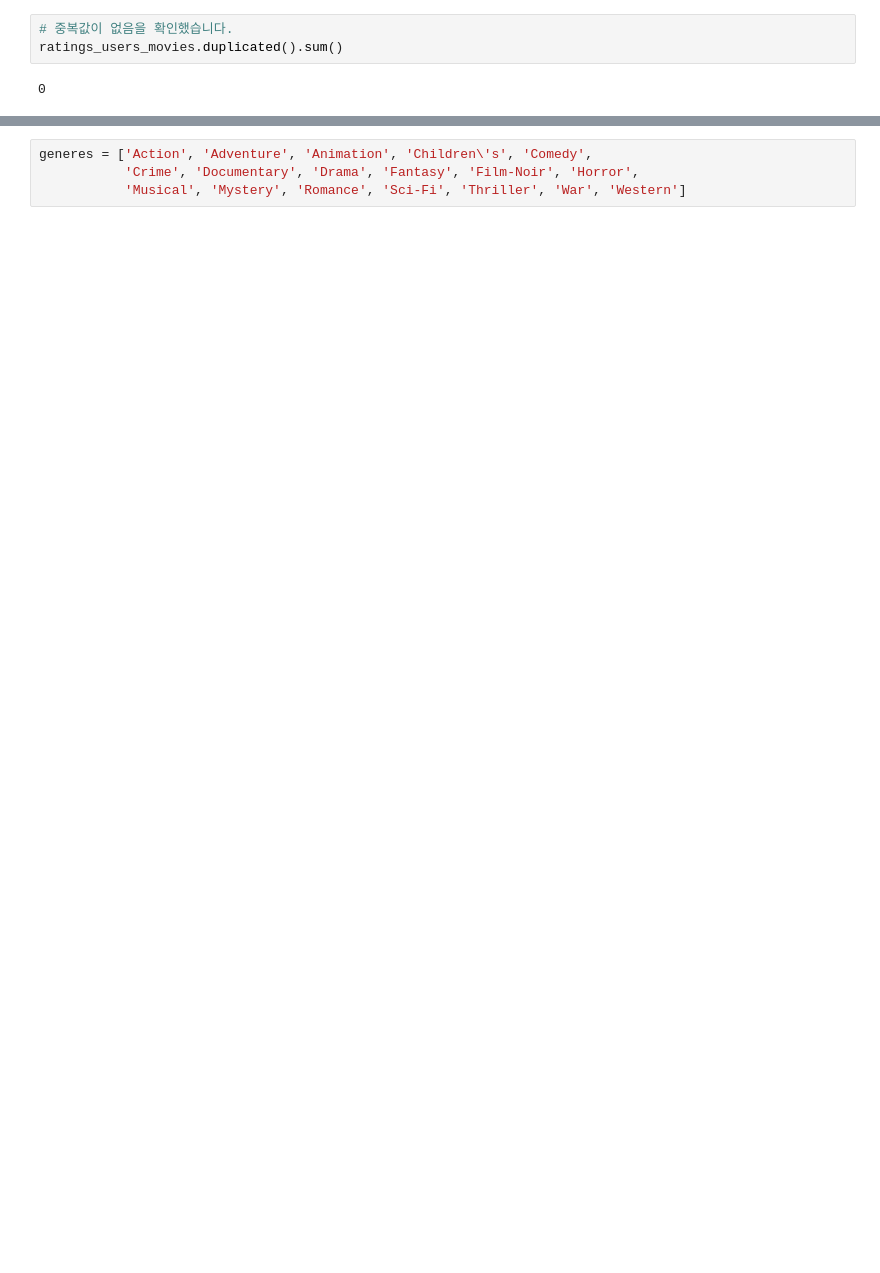
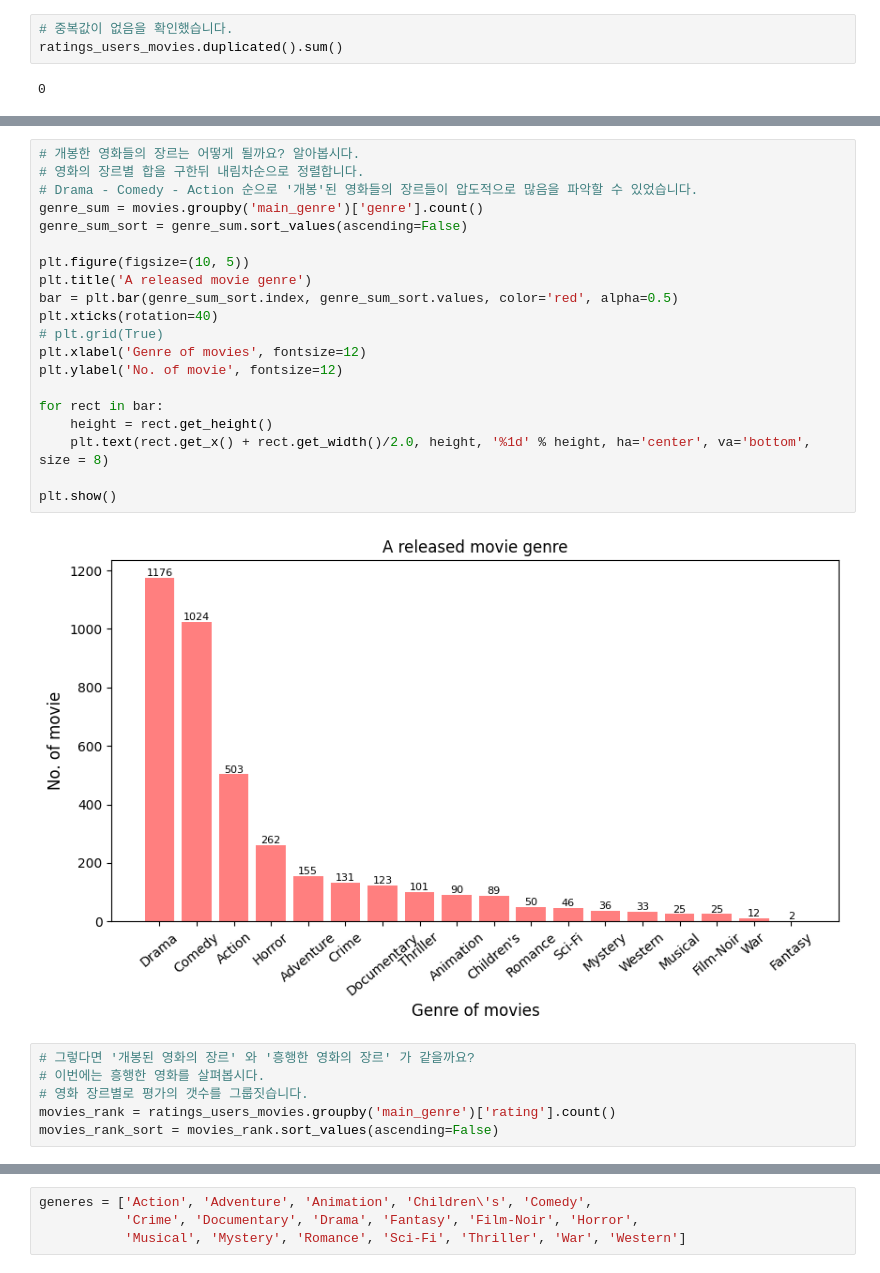
Before and after one commit to yunong-E/cp2-Recommendation-System, a Jupyter notebook: Recommendation_System_ver_2_0.ipynb, the cells around one changed output, grey strips where cells are left out. Saved outputs shown, nothing was run; the diff lists cells and outputs as text; blank space fills up the shorter version.

```diff
--- a/Recommendation_System_ver_2_0.ipynb
+++ b/Recommendation_System_ver_2_0.ipynb
@@ -679,0 +655,28 @@ array(['Drama', 'Animation', 'Musical', 'Action', 'Comedy', 'Adventure',
+# %%
+# 개봉한 영화들의 장르는 어떻게 될까요? 알아봅시다.
+# 영화의 장르별 합을 구한뒤 내림차순으로 정렬합니다.
+# Drama - Comedy - Action 순으로 '개봉'된 영화들의 장르들이 압도적으로 많음을 파악할 수 있었습니다.
+genre_sum = movies.groupby('main_genre')['genre'].count()
+genre_sum_sort = genre_sum.sort_values(ascending=False)
+
+plt.figure(figsize=(10, 5))
+plt.title('A released movie genre')
+bar = plt.bar(genre_sum_sort.index, genre_sum_sort.values, color='red', alpha=0.5)
+plt.xticks(rotation=40)
+# plt.grid(True)
+plt.xlabel('Genre of movies', fontsize=12)
+plt.ylabel('No. of movie', fontsize=12)
+
+for rect in bar:
+    height = rect.get_height()
+    plt.text(rect.get_x() + rect.get_width()/2.0, height, '%1d' % height, ha='center', va='bottom', size = 8)
+
+plt.show()
+# %% [output]
+[figure, added]
+# %%
+# 그렇다면 '개봉된 영화의 장르' 와 '흥행한 영화의 장르' 가 같을까요?
+# 이번에는 흥행한 영화를 살펴봅시다.
+# 영화 장르별로 평가의 갯수를 그룹짓습니다.
+movies_rank = ratings_users_movies.groupby('main_genre')['rating'].count()
+movies_rank_sort = movies_rank.sort_values(ascending=False)
```
Also changed, not shown: parts of 78 cells of this notebook.
